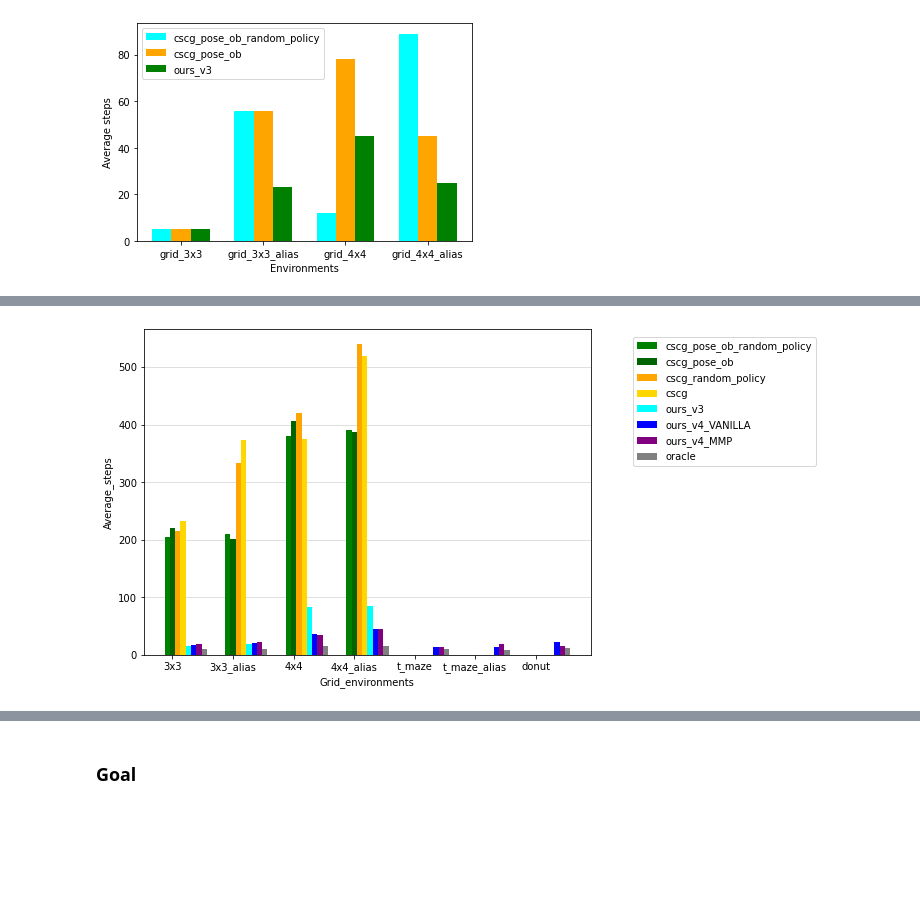
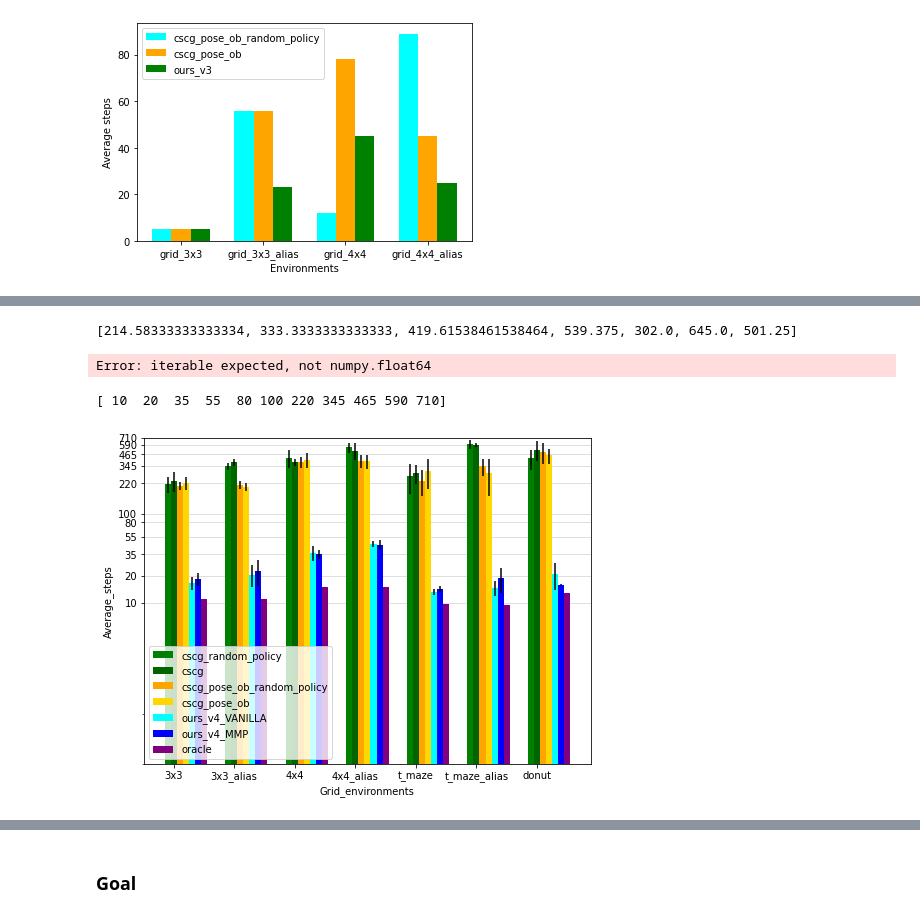
Before and after one commit to my-name-is-D/high_level_nav_planning, a Jupyter notebook: results_plotted.ipynb, the cells around one changed output, grey strips where cells are left out. Saved outputs shown, nothing was run; the diff lists cells and outputs as text; code cells hidden in the pictures; blank space fills up the shorter version.

Commit message:
fixed some bugs in oracle, rooms colours, corrected preferred_ob bug in CSCG

```diff
--- a/results_plotted.ipynb
+++ b/results_plotted.ipynb
@@ -48,6 +56,3 @@ def retrieve_df_data_from_folder_path(folder_path,model_name, nav_type, load_mod
                     print(f"Skipping file {file_path} due to ParserError: {e}")
 
     return df_list, filepath_list
-# %%
-width = 0.7 /(6 + 6)
-width
@@ -55,0 +59,3 @@ width
+# %%
+possible_actions = {'LEFT':0, 'RIGHT':1, 'UP':2, 'DOWN':3, 'STAY':4}
+colors = ['green', 'darkgreen', 'orange', 'gold', 'cyan', 'blue', 'purple', 'grey', 'pink', 'indianred']
@@ -113,7 +225,8 @@ def min_steps_to_visit_all_rooms(rooms, pose):
 # %% [markdown]
 ### Agglomerate data
 # %%
-env = 'grid_3x3'
+#TEST AGLOMERATE DATA
+# env = 'grid_3x3'
 model_name = 'ours_v3'
 nav_type = 'goal'
 if 'ours' in model_name:
@@ -175,10 +288,11 @@ plt.show()
 # %%
 #GET AVERAGE STEPS PERFECT TRANSITION PER MODEL AND ENVS
 envs = ['grid_3x3', 'grid_3x3_alias', 'grid_4x4', 'grid_4x4_alias', 'grid_t_maze', 'grid_t_maze_alias', 'grid_donut']
-model_names = ['cscg_pose_ob_random_policy', 'cscg_pose_ob', 'cscg_random_policy', 'cscg','ours_v3','ours_v4_VANILLA','ours_v4_MMP']
+model_names = ['cscg_random_policy', 'cscg', 'cscg_pose_ob_random_policy', 'cscg_pose_ob', 'ours_v4_VANILLA','ours_v4_MMP']
 nav_type = 'exploration'
 
 average_steps = [[0]*(len(envs)) for _ in range(len(model_names)+1)]
+std_steps = [[0]*(len(envs)) for _ in range(len(model_names)+1)]
 for id_m, model_name in enumerate(model_names):
     for id_e, env in enumerate(envs):
         a_failure = 0
@@ -202,8 +316,9 @@ for id_m, model_name in enumerate(model_names):
                 a_failure+=1
                 # print('failure ', i)
         print('average_steps_model', average_steps_model, len(average_steps_model))
-        print('there is ', a_failure, 'over', len(filepath_list), 'models')
+        print('there is ', a_failure, ' failures over', len(filepath_list), 'models')
         average_steps[id_m][id_e] = np.mean(average_steps_model)
+        std_steps[id_m][id_e] = np.std(average_steps_model)
         print()
         if len(filepath_list) == 0:
             continue
@@ -219,10 +334,13 @@ for id_m, model_name in enumerate(model_names):
             # print('pose', df['poses'][0], type(df['poses'][0]), type(eval(df['poses'][0])))
             average_steps[-1][id_e].append(min_steps_to_visit_all_rooms(env_setup.rooms, eval(df['poses'][0])))
 
+
 model_names.append('oracle')
 for id_m, model_name in enumerate(model_names):
     for id_e, env in enumerate(envs):
         if isinstance(average_steps[-1][id_e], list):
+            print(env, 'average_steps[-1][id_e]', average_steps[-1][id_e])
             average_steps[-1][id_e] = np.mean(average_steps[-1][id_e])
+            std_steps[-1][id_e] = np.std(average_steps[-1][id_e])
 print(average_steps)
 # %% [output]
@@ -331,8 +364,21 @@ desired_poses [(0, 0), (0, 1), (0, 2), (0, 3), (0, 4), (1, 0), (1, 4), (2, 0), (
+# %%
+import csv
+
+av = average_steps[0]
+with open('test.csv', 'w', newline='') as file:
+    writer = csv.writer(file)
+    writer.writerow(model_names)
+
+    writer.writerows(av)
+# %% [output]
+[214.58333333333334, 333.3333333333333, 419.61538461538464, 539.375, 302.0, 645.0, 501.25]
+Error: iterable expected, not numpy.float64
 # %%
 #BAR PLOTS AVERAGE_STEPS
 envs_names = [env.replace('grid_', '') for env in envs]
-bar_plot(average_steps, envs_names, 'Average_steps', 'Grid_environments', model_names)
+bar_plot_wt_std(average_steps, std_steps, envs_names, 'Average_steps', 'Grid_environments', model_names)
 # %% [output]
+[ 10  20  35  55  80 100 220 345 465 590 710]
-[figure, old version]
+[figure, new version]
 # %%
 #GET AVERAGE STEPS DISCOVERED ALL STATES PER MODEL AND ENVS
```
Also changed, not shown: parts of 23 cells of this notebook, 6 other files.
